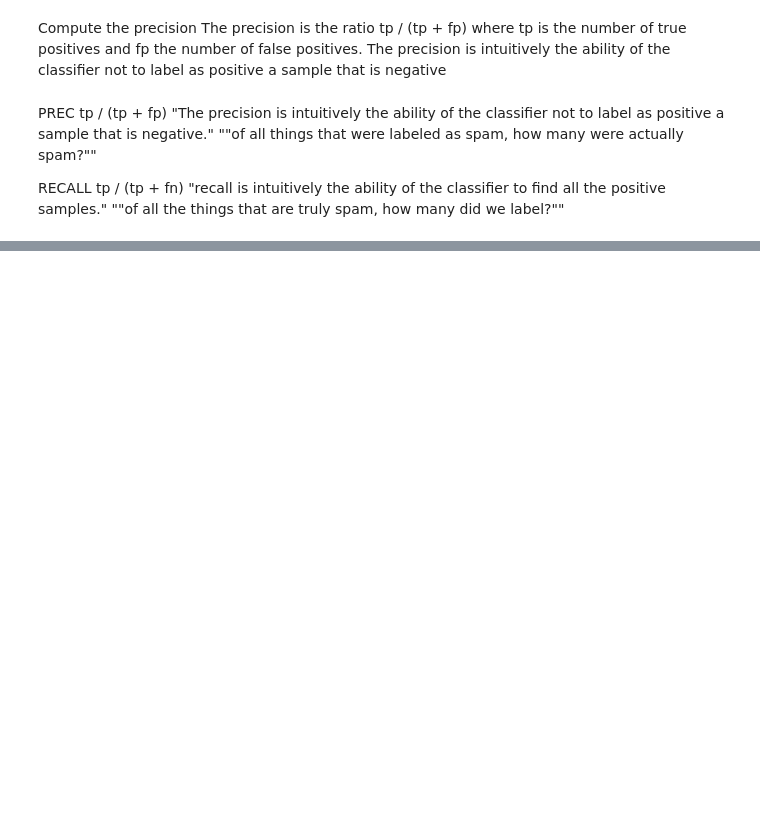
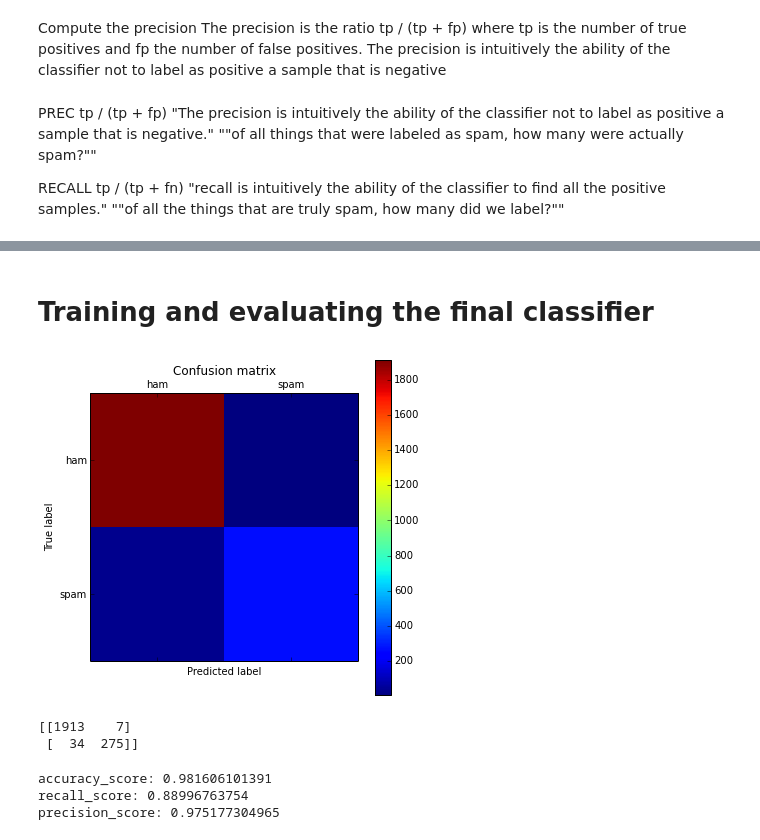
Before and after one commit to rasbt/pattern_classification, a Jupyter notebook: machine_learning/scikit-learn/scikit_bayes_smsspam.ipynb, the cells around one changed output, grey strips where cells are left out. Drawn from its saved outputs; the diff is of its cells as text; code cells hidden in the pictures; blank space fills up the shorter version.

```diff
--- a/machine_learning/scikit-learn/scikit_bayes_smsspam.ipynb
+++ b/machine_learning/scikit-learn/scikit_bayes_smsspam.ipynb
@@ -372,0 +421,2 @@ Recall: 46.13% (+/- 4.50%), TfidfVectorizer trigram
+# %% [markdown]
+# Training and evaluating the final classifier
@@ -372,0 +426,34 @@ Recall: 46.13% (+/- 4.50%), TfidfVectorizer trigram
+# %%
+from sklearn.metrics import confusion_matrix
+
+cm = confusion_matrix(y_test, y_pred)
+
+fig = plt.figure(figsize=(6,6))
+ax = plt.subplot(111)
+
+cax = ax.matshow(cm)
+
+fig.colorbar(cax)
+
+ax.set_ylabel('True label')
+ax.set_xlabel('Predicted label')
+ax.set_xticklabels(['', 'ham', 'spam'])
+ax.set_yticklabels(['', 'ham', 'spam'])
+
+plt.title('Confusion matrix')
+plt.show()
+
+print(cm)
+# %% [output]
+[figure, added]
+[[1913    7]
+ [  34  275]]
+# %%
+from sklearn.metrics import accuracy_score, recall_score, precision_score
+
+for score in [accuracy_score, recall_score, precision_score]:
+    print('%s: %s' %(score.__name__, score(y_test, y_pred)))
+# %% [output]
+accuracy_score: 0.981606101391
+recall_score: 0.88996763754
+precision_score: 0.975177304965
```
Also changed, not shown: parts of 18 cells of this notebook.
